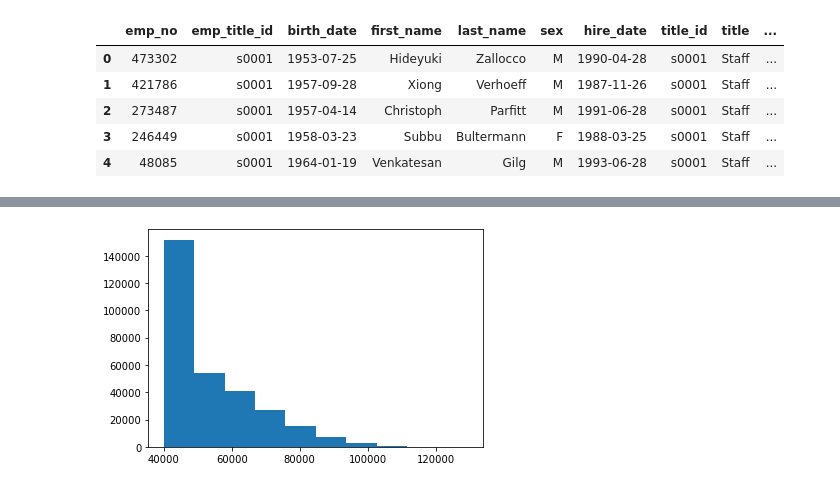
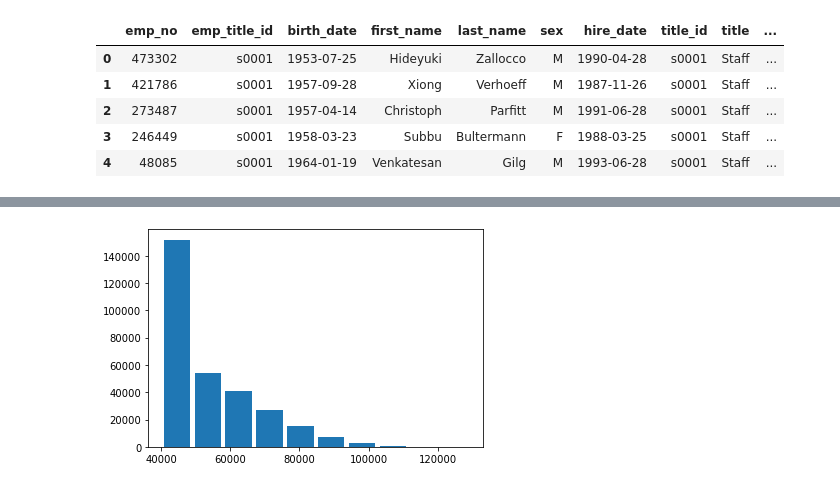
Before and after one commit to migheljackson/sql-challenge, a Jupyter notebook: emp_analysis.ipynb, the cells around one changed output, grey strips where cells are left out. Cells and saved outputs as stored; diff of their text form; code cells hidden in the pictures.

```diff
--- a/emp_analysis.ipynb
+++ b/emp_analysis.ipynb
@@ -72,5 +85,6 @@ emp_salary=emp_title_salary['salary']
 # %%
-plt.hist(x=emp_salary,bins=10, )
+#Plot histogram of salary ranges
+plt.hist(x=emp_salary,bins=10, rwidth=.85)
 plt.show()
 # %% [output]
-[figure, old version]
+[figure, new version]
```
Also changed, not shown: parts of 3 cells of this notebook.
